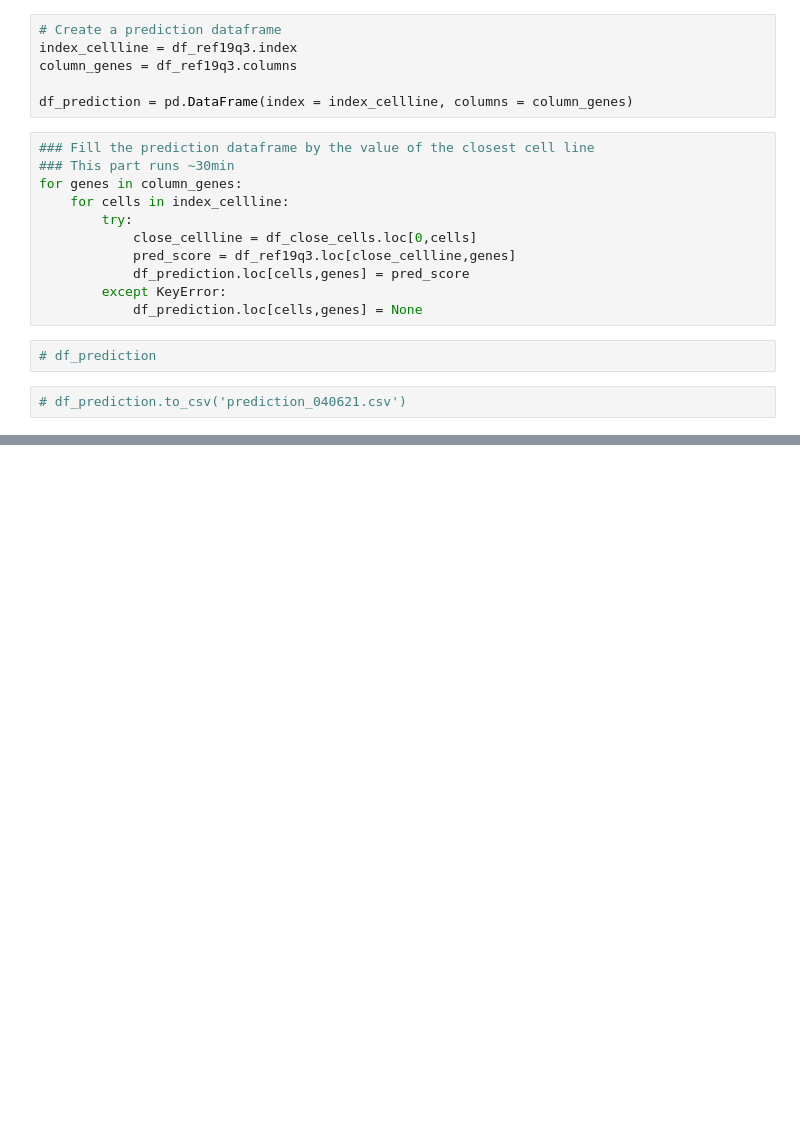
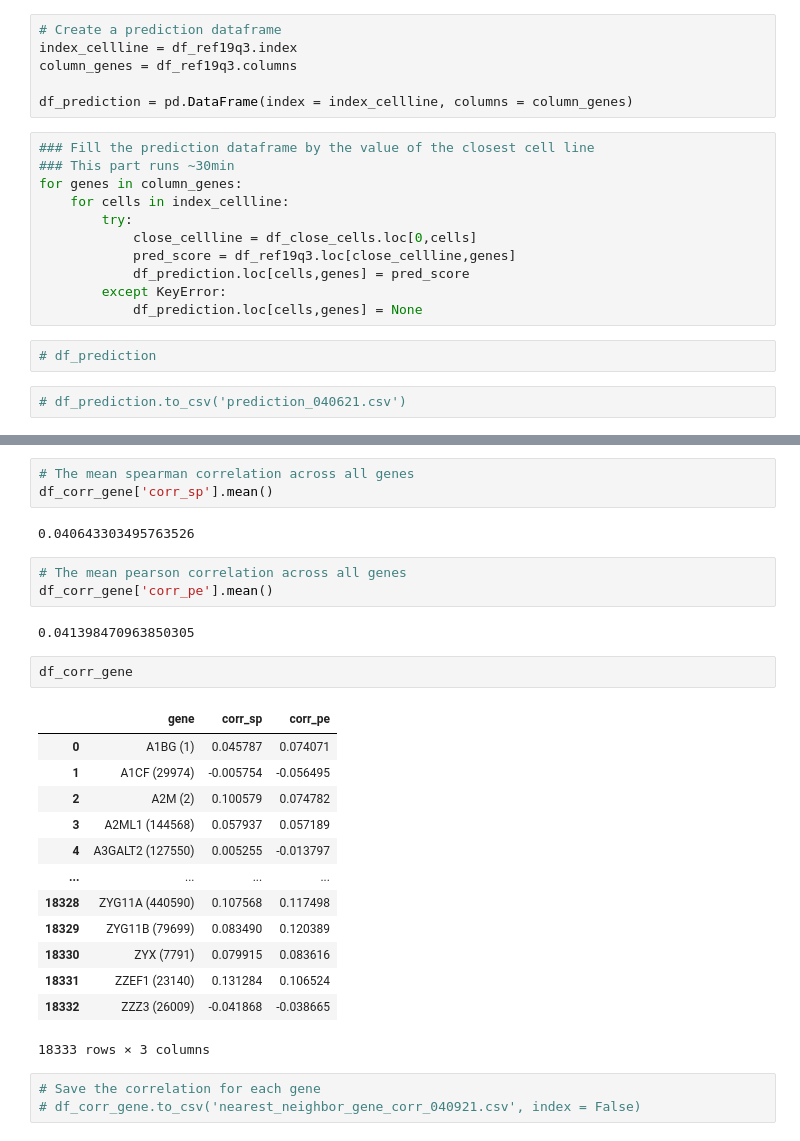
Before and after one commit to pritchardlabatpsu/cga_app, a Jupyter notebook: notebooks/R10-nearest_neighbor_analysis_YR.ipynb, the cells around one changed output, grey strips where cells are left out. Drawn from its saved outputs; the diff is of its cells as text; blank space fills up the shorter version.

```diff
--- a/notebooks/R10-nearest_neighbor_analysis_YR.ipynb
+++ b/notebooks/R10-nearest_neighbor_analysis_YR.ipynb
@@ -116,0 +151,29 @@ for cell_lines in cells_F:
+# %%
+# The mean spearman correlation across all genes
+df_corr_gene['corr_sp'].mean()
+# %% [output]
+0.040643303495763526
+# %%
+# The mean pearson correlation across all genes
+df_corr_gene['corr_pe'].mean()
+# %% [output]
+0.041398470963850305
+# %%
+df_corr_gene
+# %% [output]
+|  | gene | corr_sp | corr_pe |
+| 0 | A1BG (1) | 0.045787 | 0.074071 |
+| 1 | A1CF (29974) | -0.005754 | -0.056495 |
+| 2 | A2M (2) | 0.100579 | 0.074782 |
+| 3 | A2ML1 (144568) | 0.057937 | 0.057189 |
+| 4 | A3GALT2 (127550) | 0.005255 | -0.013797 |
+| ... | ... | ... | ... |
+| 18328 | ZYG11A (440590) | 0.107568 | 0.117498 |
+| 18329 | ZYG11B (79699) | 0.083490 | 0.120389 |
+| 18330 | ZYX (7791) | 0.079915 | 0.083616 |
+| 18331 | ZZEF1 (23140) | 0.131284 | 0.106524 |
+| 18332 | ZZZ3 (26009) | -0.041868 | -0.038665 |
+18333 rows × 3 columns
+# %%
+# Save the correlation for each gene
+# df_corr_gene.to_csv('nearest_neighbor_gene_corr_040921.csv', index = False)
```
Also changed, not shown: parts of 8 cells of this notebook.
